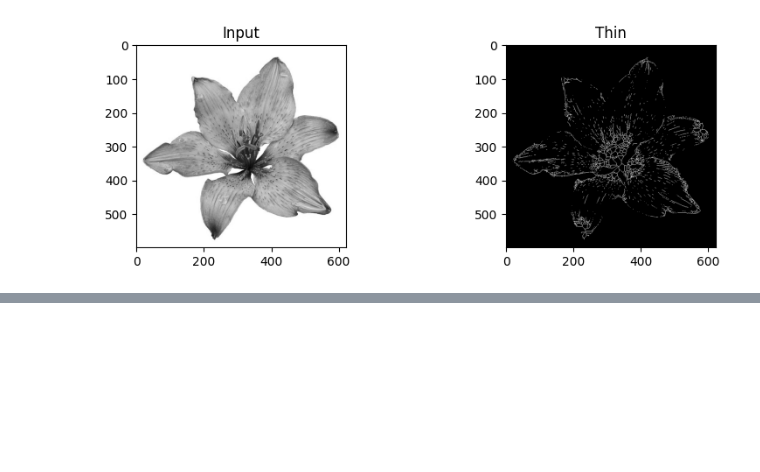
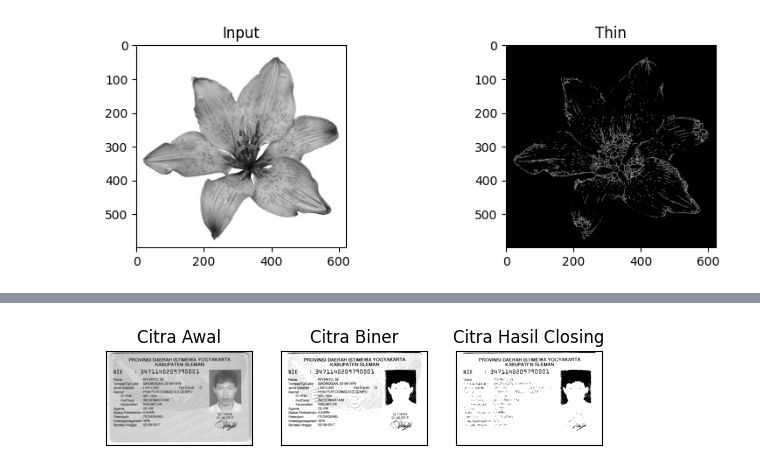
Before and after one commit to patriciaanggraeni/PCVK_Ganjil_2023, a Jupyter notebook: week_08.ipynb, the cells around one changed output, grey strips where cells are left out. Drawn from its saved outputs; the diff is of its cells as text; code cells hidden in the pictures; blank space fills up the shorter version.

```diff
--- a/week_08.ipynb
+++ b/week_08.ipynb
@@ -496,0 +523,18 @@ plt.show()
+# %%
+img = cv.imread('/content/drive/MyDrive/PCVK/Images/KTP/ktp.png', 0)
+ret, thresh = cv.threshold(img, 127, 225, cv.THRESH_BINARY)
+kernel = np.ones((3,3),np.uint8)
+closs = cv.morphologyEx(thresh,cv.MORPH_CLOSE, kernel)
+
+plt.subplot(131),plt.imshow(img,cmap = 'gray')
+plt.title('Citra Awal'), plt.xticks([]), plt.yticks([])
+
+plt.subplot(132),plt.imshow(thresh,cmap = 'gray')
+plt.title('Citra Biner'), plt.xticks([]), plt.yticks([])
+
+plt.subplot(133),plt.imshow(closs,cmap = 'gray')
+plt.title('Citra Hasil Closing'), plt.xticks([]), plt.yticks([])
+
+plt.show()
+# %% [output]
+[figure, added]
```
Also changed, not shown: parts of 2 cells of this notebook.
